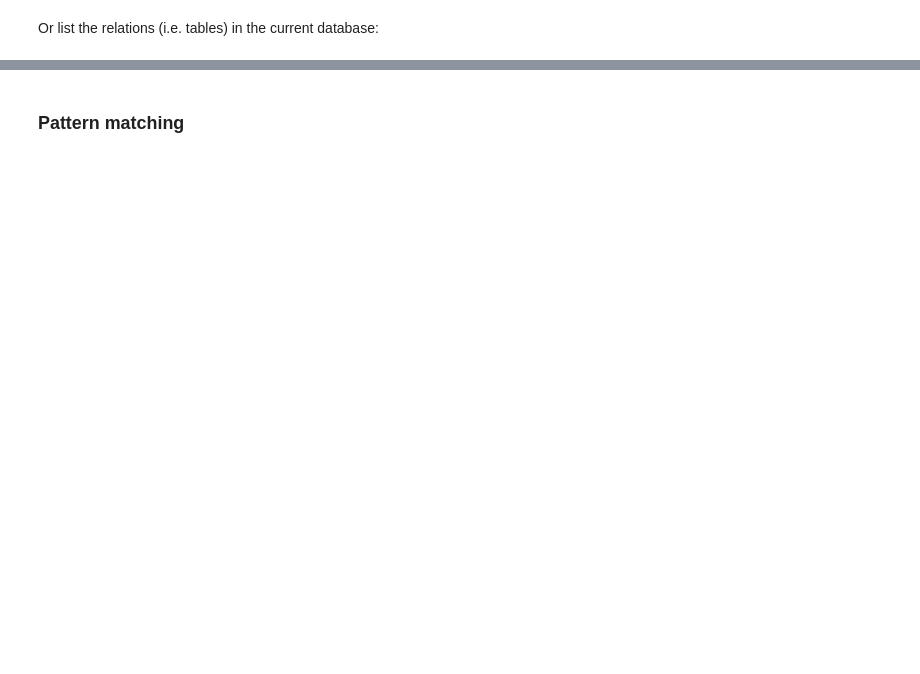
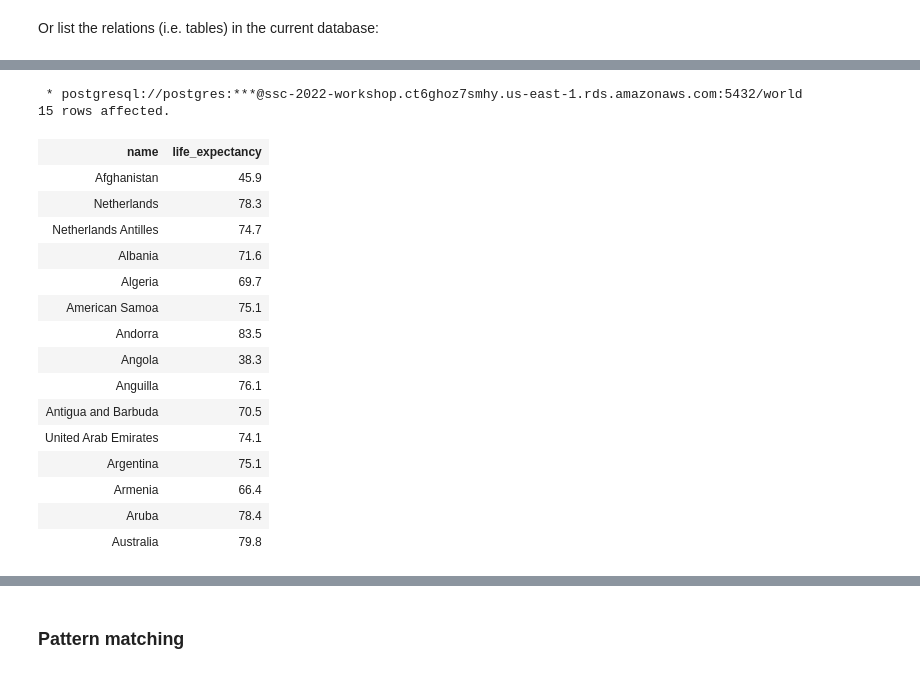
Before and after one commit to Lourenzutti/ssc-workshop-database-2022, a Jupyter notebook: part-1.ipynb, the cells around one changed output, grey strips where cells are left out. Saved outputs shown, nothing was run; the diff lists cells and outputs as text; code cells hidden in the pictures; blank space fills up the shorter version.

```diff
--- a/part-1.ipynb
+++ b/part-1.ipynb
@@ -280,0 +341,36 @@ We can modifying `ipython-sql` configuration to limit the number of returned and
+# %%
+%%sql
+
+/*
+...
+    name,
+    ... ... life_expectancy
+  FROM ...
+  ...;
+*/
+
+
+SELECT
+    name,
+    lifeexpectancy AS life_expectancy
+  FROM country
+  LIMIT 15;
+# %% [output]
+ * postgresql://postgres:***@ssc-2022-workshop.ct6ghoz7smhy.us-east-1.rds.amazonaws.com:5432/world
+15 rows affected.
+| name | life_expectancy |
+| Afghanistan | 45.9 |
+| Netherlands | 78.3 |
+| Netherlands Antilles | 74.7 |
+| Albania | 71.6 |
+| Algeria | 69.7 |
+| American Samoa | 75.1 |
+| Andorra | 83.5 |
+| Angola | 38.3 |
+| Anguilla | 76.1 |
+| Antigua and Barbuda | 70.5 |
+| United Arab Emirates | 74.1 |
+| Argentina | 75.1 |
+| Armenia | 66.4 |
+| Aruba | 78.4 |
+| Australia | 79.8 |
```
Also changed, not shown: parts of 371 cells of this notebook.
